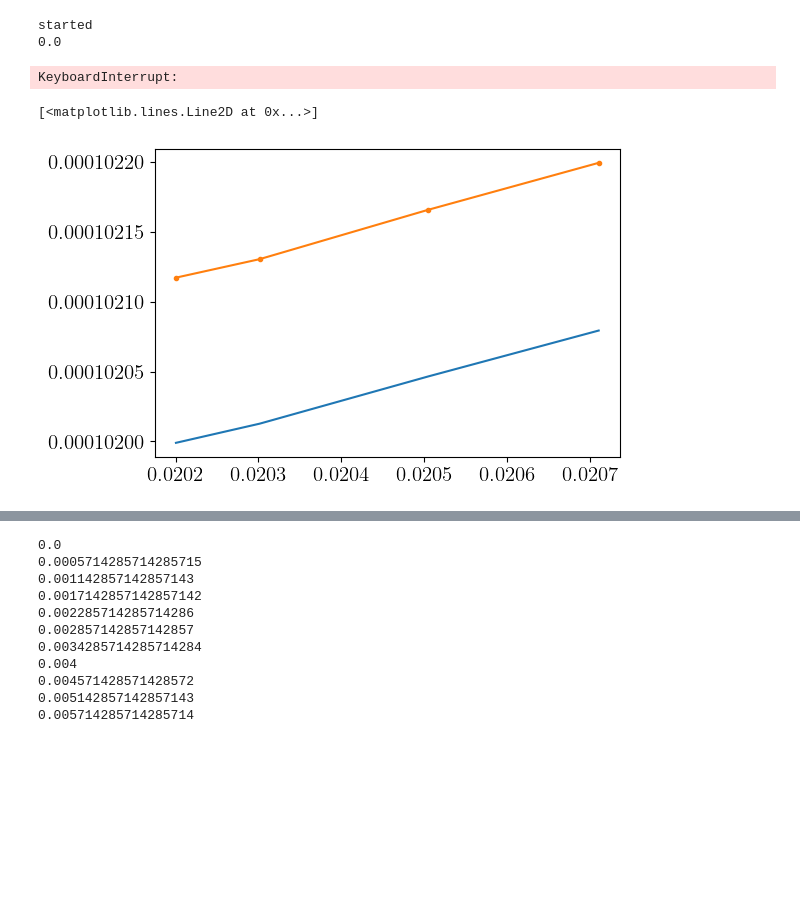
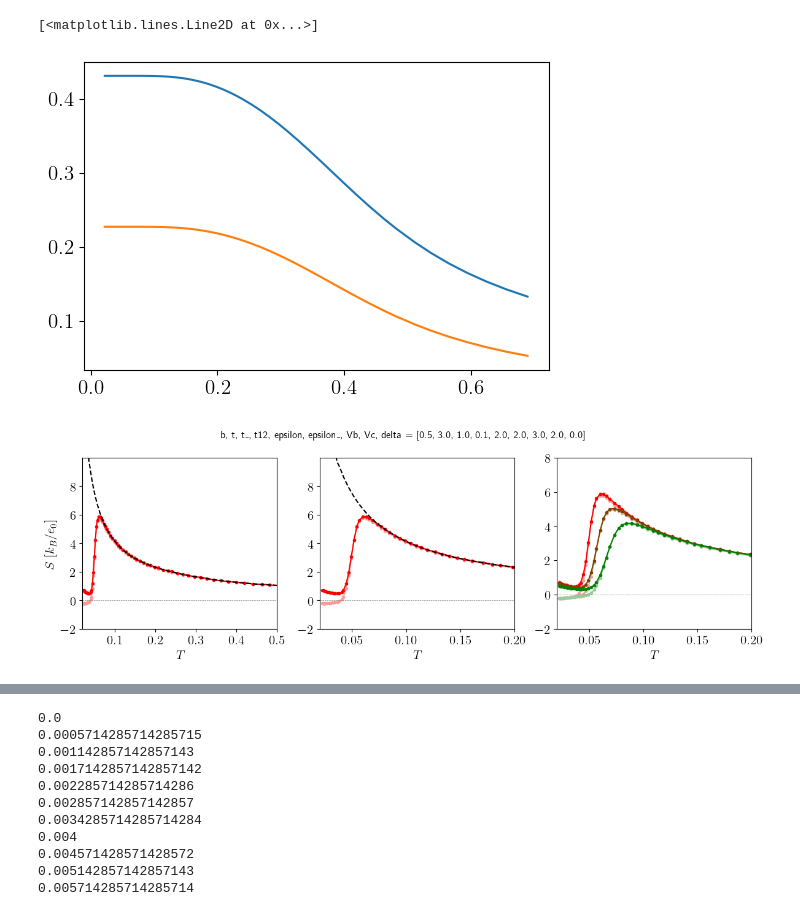
Before and after one commit to anastuhec/30-03-slike, a Jupyter notebook: 25-03-test.ipynb, the cells around one changed output, grey strips where cells are left out. Saved outputs shown, nothing was run; the diff lists cells and outputs as text; code cells hidden in the pictures; blank space fills up the shorter version.

```diff
--- a/25-03-test.ipynb
+++ b/25-03-test.ipynb
@@ -93,17 +481,16 @@ gap = 1.073
 # %%
-''' 2. temperature sweep '''
-beta0 = 20 * 1 / m.gap
-scale = 1.005
-betas = beta0/scale**np.arange(1,80)
-betafreq = 1
-stops = [int(np.emath.logn(scale, beta0/beta)) for beta in betas][::betafreq]
+''' 2. heat up to a low temperature '''
+beta0 = 1/m.gap * 70
+scale = 1.01
+betas = beta0/scale**np.arange(1,351)
+stops = [int(np.emath.logn(scale, beta0/beta)) for beta in betas][::5]
 Ts = 1/betas
-maxbrentq = 10
+maxbrentq = 30
 
 # set parameters below to random values, because I will not compute transport coefficients in this temperature sweep
-Gammas = [0.005]
-params = {'Nomega' : 1500, 'eps' : 1e-5, 'L' : 1000, 'deg' : 5000, 'omega0' : 1e-3, 'scale' : 10, 'eps2' : 1e-3}
+Nomega, eps, Gammas = 1000, 1e-5, [0.005, 0.01, 0.02]
 
+params = {'Nomega' : 1500, 'eps' : 1e-5, 'L': 400,'deg' : 5000, 'omega0' : 1e-5, 'eps2' : 1e-6}
 m.run_Tdependence(betas, stops, Gammas, params, maxbrentq, evaluate_transport_DC=True, evaluate_vertex_DC=True)
 # %% [output]
 started
@@ -172,25 +513,39 @@ plt.ylim(-0.1,0.1)
-# %%
-''' 2. heat up to a low temperature '''
-beta0 = 50
-scale = 1.005
-betas = beta0/scale**np.arange(1,8)
-stops = [int(np.emath.logn(scale, beta0/beta)) for beta in betas]
-Ts = 1/betas
-maxbrentq = 20
-
-# set parameters below to random values, because I will not compute transport coefficients in this temperature sweep
-Gammas = [0.005]
-params = {'Nomega' : 1000, 'eps' : 1e-5, 'L' : 1000, 'deg' : 5000, 'omega0' : 1e-2, 'scale' : 5, 'eps2' : 1e-5}
-
-
-m.run_Tdependence(betas, stops, Gammas, params, maxbrentq, evaluate_transport_DC=True, evaluate_vertex_DC=True)
-# %% [output]
-started
-0.0
-KeyboardInterrupt:
 # %%
-plt.plot(m.Ts, m.L11_0)
-plt.plot(m.Ts, m.L11_corr, '.-')
+plt.plot(m.Ts, np.abs(m.delta_bs))
+plt.plot(m.Ts, np.abs(m.delta_cs))
 # %% [output]
 [<matplotlib.lines.Line2D at 0x...>]
-[figure, old version]
+[figure, new version]
+# %%
+cols = [colorFader('red', 'green', i/2) for i in range(3)]
+
+fig, ax = plt.subplots(ncols=3, figsize=(12,4))
+for g in range(3):
+    col = cols[g]
+    if g==0:
+        for j in range(2):
+            ax[j].plot(m.Ts,- (np.array(m.L12_0)[:,g] + np.array(m.L12q_0)[:,g]) / np.array(m.L11_0)[:,g] / np.array(m.Ts), '.-', color=colorFader(col, 'white', 0.6))
+            ax[j].plot(m.Ts, -(np.array(m.L12_corr)[:,g]+np.array(m.L12q_corr)[:,g]) / np.array(m.L11_corr)[:,g] / np.array(m.Ts), '.-', color=col)
+
+    ax[2].plot(m.Ts,- (np.array(m.L12_0)[:,g] + np.array(m.L12q_0)[:,g]) / np.array(m.L11_0)[:,g] / np.array(m.Ts), '.-', color=colorFader(col, 'white', 0.6))
+    ax[2].plot(m.Ts, -(np.array(m.L12_corr)[:,g]+np.array(m.L12q_corr)[:,g]) / np.array(m.L11_corr)[:,g] / np.array(m.Ts), '.-', color=col)
+
+for j in range(2):
+    ax[j].plot(m.Ts, -np.array(m.L12_boltz)[:,g] / np.array(m.L11_boltz)[:,g] / np.array(m.Ts), ls='dashed', color='black')
+    ax[j].set_ylim(-1,10)
+for j in range(3):
+    ax[j].axhline(0.0, ls='dashed', color='grey',  lw=0.5)
+    ax[j].set_xlabel(r'$T$', fontsize=15)
+    ax[j].set_yticks(np.arange(-2,10,2))
+ax[1].set_xlim(0.02,0.2)
+ax[2].set_xlim(0.02,0.2)
+ax[0].set_xlim(0.02,0.5)
+ax[0].set_ylabel(r'$S\,\,[k_B/e_0]$', fontsize=15)
+
+#ax[2].text(0.1,-7,rf'$\Gamma={Gammas[0]}$', color=cols[0])
+#ax[2].text(0.125,-5.5,rf'$\Gamma={Gammas[1]}$', color=cols[1])
+#ax[2].text(0.15,-4,rf'$\Gamma={Gammas[2]}$', color=cols[2])
+fig.suptitle(f'b, t, t_, t12, epsilon, epsilon_, Vb, Vc, delta = {phys_parameters}')
+plt.tight_layout()#plt.savefig('07-04-3.pdf')
+# %% [output]
+[figure, added]
```
Also changed, not shown: parts of 47 cells of this notebook, 3 other files.
